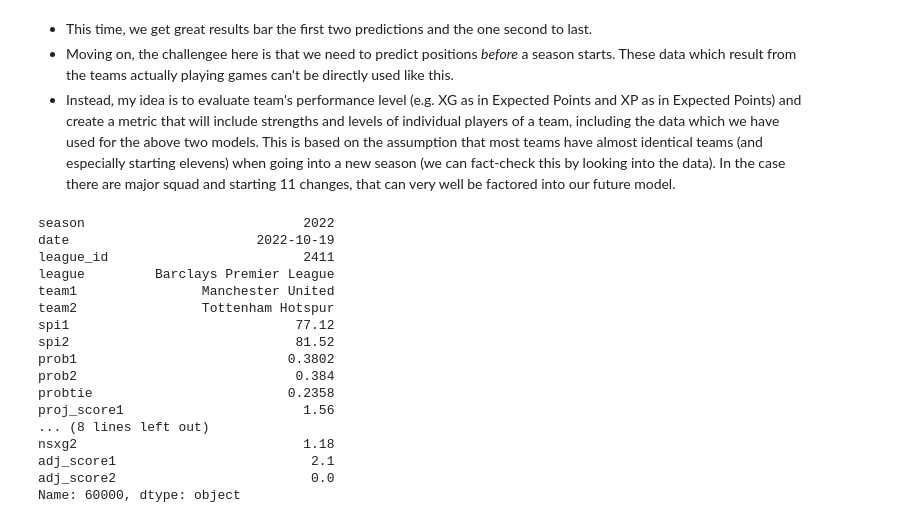
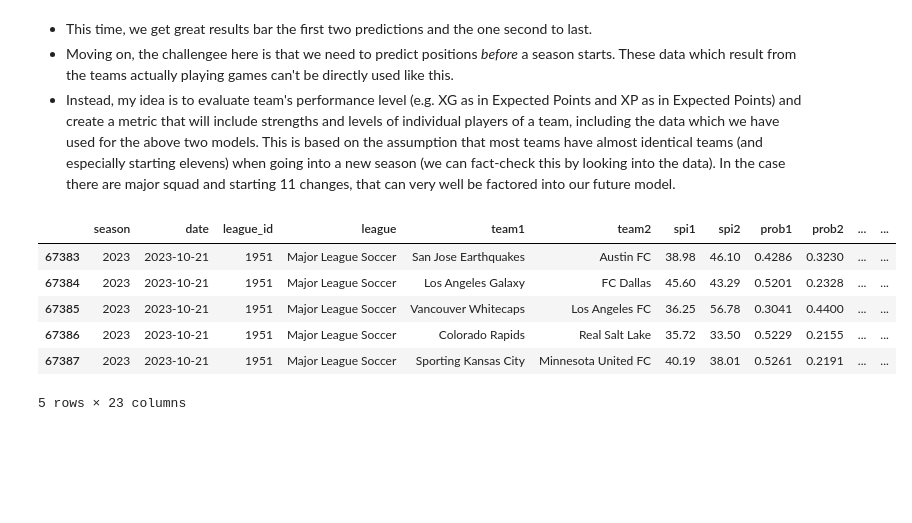
Before and after one commit to jasonkyungkim/pl_prediction, a Jupyter notebook: pl_stadings.ipynb, the cells around one changed output. Drawn from its saved outputs; the diff is of its cells as text; code cells hidden in the pictures; blank space fills up the shorter version.

```diff
--- a/pl_stadings.ipynb
+++ b/pl_stadings.ipynb
@@ -223,22 +219,13 @@ URL = 'https://projects.fivethirtyeight.com/soccer-api/club/spi_matches.csv'
 data = pd.read_csv(URL)
 # %%
 # example data point
-data.iloc[60000]
+data.head()
+data.tail()
 # %% [output]
+|  | season | date | league_id | league | team1 | team2 | spi1 | spi2 | prob1 | prob2 | ... | ... |
+| 67383 | 2023 | 2023-10-21 | 1951 | Major League Soccer | San Jose Earthquakes | Austin FC | 38.98 | 46.10 | 0.4286 | 0.3230 | ... | ... |
+| 67384 | 2023 | 2023-10-21 | 1951 | Major League Soccer | Los Angeles Galaxy | FC Dallas | 45.60 | 43.29 | 0.5201 | 0.2328 | ... | ... |
+| 67385 | 2023 | 2023-10-21 | 1951 | Major League Soccer | Vancouver Whitecaps | Los Angeles FC | 36.25 | 56.78 | 0.3041 | 0.4400 | ... | ... |
+| 67386 | 2023 | 2023-10-21 | 1951 | Major League Soccer | Colorado Rapids | Real Salt Lake | 35.72 | 33.50 | 0.5229 | 0.2155 | ... | ... |
+| 67387 | 2023 | 2023-10-21 | 1951 | Major League Soccer | Sporting Kansas City | Minnesota United FC | 40.19 | 38.01 | 0.5261 | 0.2191 | ... | ... |
-season                            2022
-date                        2022-10-19
-league_id                         2411
-league         Barclays Premier League
-team1                Manchester United
-team2                Tottenham Hotspur
-spi1                             77.12
-spi2                             81.52
-prob1                           0.3802
-prob2                            0.384
-probtie                         0.2358
-proj_score1                       1.56
-... (8 lines left out)
-nsxg2                             1.18
-adj_score1                         2.1
-adj_score2                         0.0
-Name: 60000, dtype: object
+5 rows × 23 columns
```
Also changed, not shown: parts of 17 cells of this notebook.
